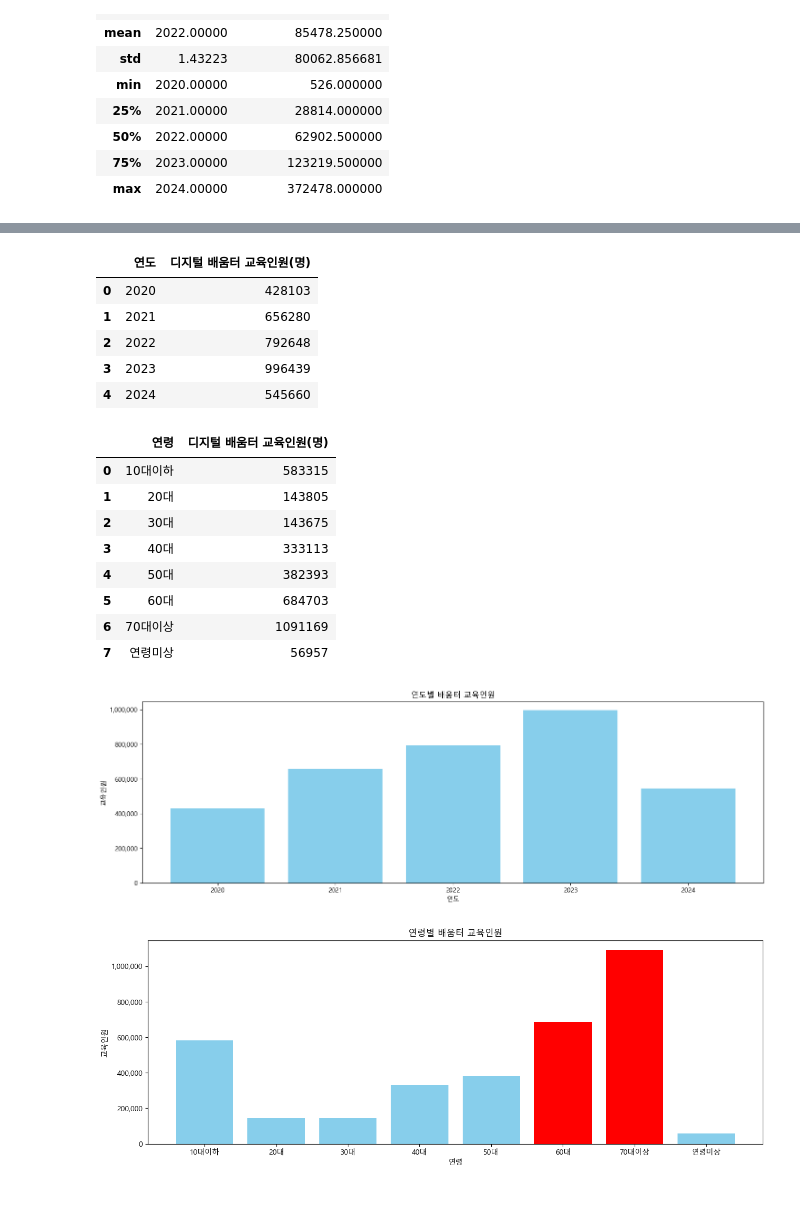
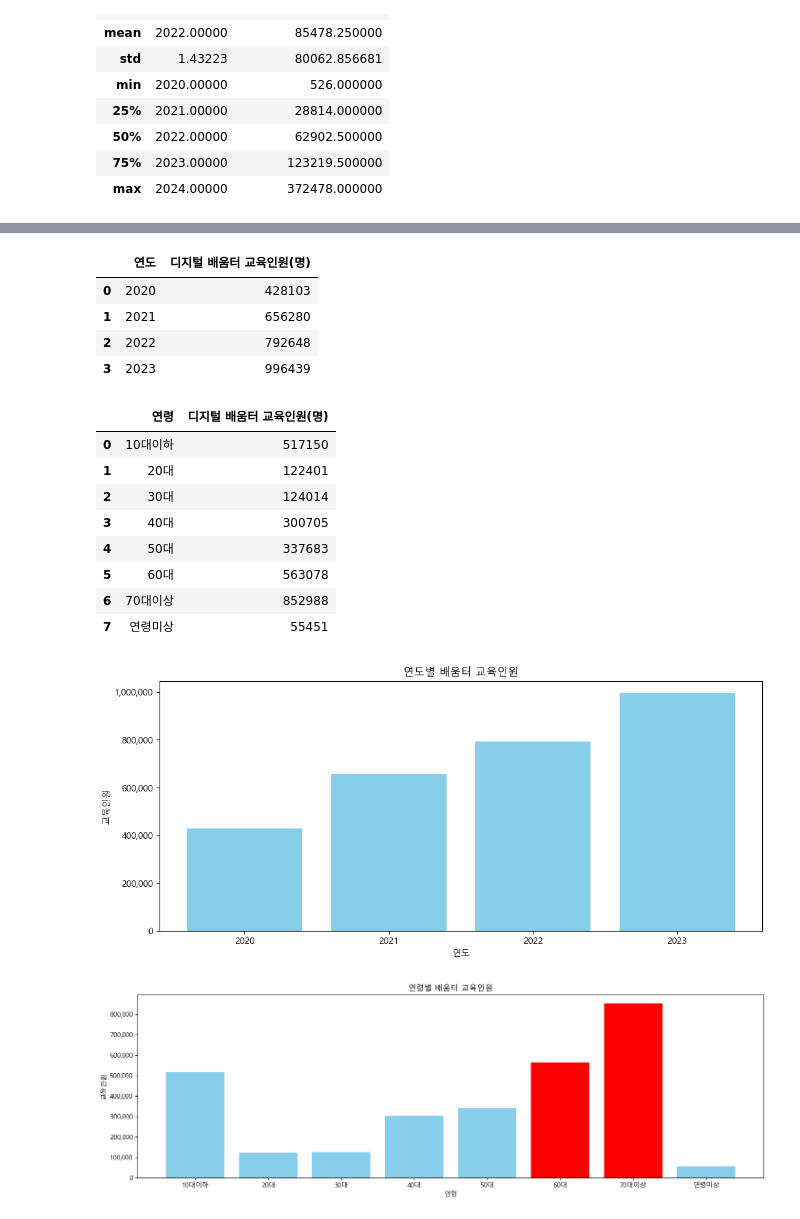
Before and after one commit to DataCrawling-SKU/digital-learning-hub, a Jupyter notebook: digital_center_analysis/age_user.ipynb, the cells around one changed output, grey strips where cells are left out. Cells and saved outputs as stored; diff of their text form; code cells hidden in the pictures.

```diff
--- a/digital_center_analysis/age_user.ipynb
+++ b/digital_center_analysis/age_user.ipynb
@@ -36,0 +41,3 @@ age_df.describe()
+# %%
+age_df = age_df.drop([age_df.index[32], age_df.index[33], age_df.index[34], age_df.index[35], age_df.index[36], age_df.index[37], age_df.index[38], age_df.index[39]])
+age_df
@@ -44,42 +69,43 @@ year_df_sum
 | 1 | 2021 | 656280 |
 | 2 | 2022 | 792648 |
 | 3 | 2023 | 996439 |
-| 4 | 2024 | 545660 |
 # %%
 # 연령별 배움터 교육인원 합계 구하기
 age_df_sum = age_df.groupby('연령')['디지털 배움터 교육인원(명)'].sum().reset_index() # reset_index를 써서 데이터프레임으로 만듦
 age_df_sum
 # %% [output]
 |  | 연령 | 디지털 배움터 교육인원(명) |
-| 0 | 10대이하 | 583315 |
-| 1 | 20대 | 143805 |
-| 2 | 30대 | 143675 |
-| 3 | 40대 | 333113 |
-| 4 | 50대 | 382393 |
-| 5 | 60대 | 684703 |
-| 6 | 70대이상 | 1091169 |
-| 7 | 연령미상 | 56957 |
+| 0 | 10대이하 | 517150 |
+| 1 | 20대 | 122401 |
+| 2 | 30대 | 124014 |
+| 3 | 40대 | 300705 |
+| 4 | 50대 | 337683 |
+| 5 | 60대 | 563078 |
+| 6 | 70대이상 | 852988 |
+| 7 | 연령미상 | 55451 |
 # %%
 import matplotlib.pyplot as plt
 import matplotlib.ticker as tk
 
 plt.rc('font', family='Malgun Gothic')
 plt.rcParams['axes.unicode_minus'] = False
 
-plt.figure(figsize=(17, 5))
+plt.figure(figsize=(12, 5))
 
 plt.bar(year_df_sum['연도'], year_df_sum['디지털 배움터 교육인원(명)'], color='skyblue')
 
 plt.title('연도별 배움터 교육인원')
 plt.xlabel('연도')
 plt.ylabel('교육인원')
 
 plt.gca().ticklabel_format(style='plain', axis='y')
 plt.gca().yaxis.set_major_formatter(tk.StrMethodFormatter('{x:,.0f}'))
 
+plt.xticks([2020, 2021, 2022, 2023])
+
 plt.show()
 # %% [output]
-[figure, old version]
+[figure, new version]
 # %%
 import matplotlib.pyplot as plt
 import matplotlib.ticker as tk
@@ -87,7 +113,7 @@ import matplotlib.ticker as tk
 plt.rc('font', family='Malgun Gothic')
 plt.rcParams['axes.unicode_minus'] = False
 
-plt.figure(figsize=(15, 5))
+plt.figure(figsize=(17, 5))
 
 age_df_sum.index = ['10대이하', '20대', '30대', '40대', '50대', '60대', '70대이상', '연령미상']
 colors = ['skyblue', 'skyblue', 'skyblue', 'skyblue', 'skyblue', 'red', 'red', 'skyblue',]
@@ -103,4 +129,4 @@ plt.gca().yaxis.set_major_formatter(tk.StrMethodFormatter('{x:,.0f}')) # 천단
 
 plt.show()
 # %% [output]
-[figure, old version]
+[figure, new version]
```
Also changed, not shown: parts of 2 cells of this notebook.
